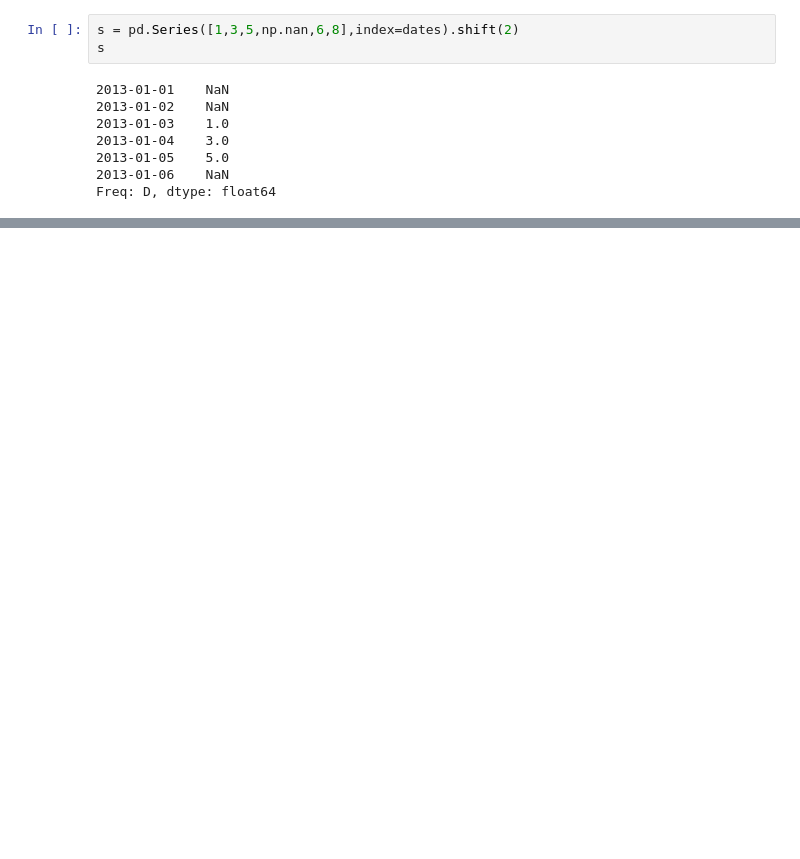
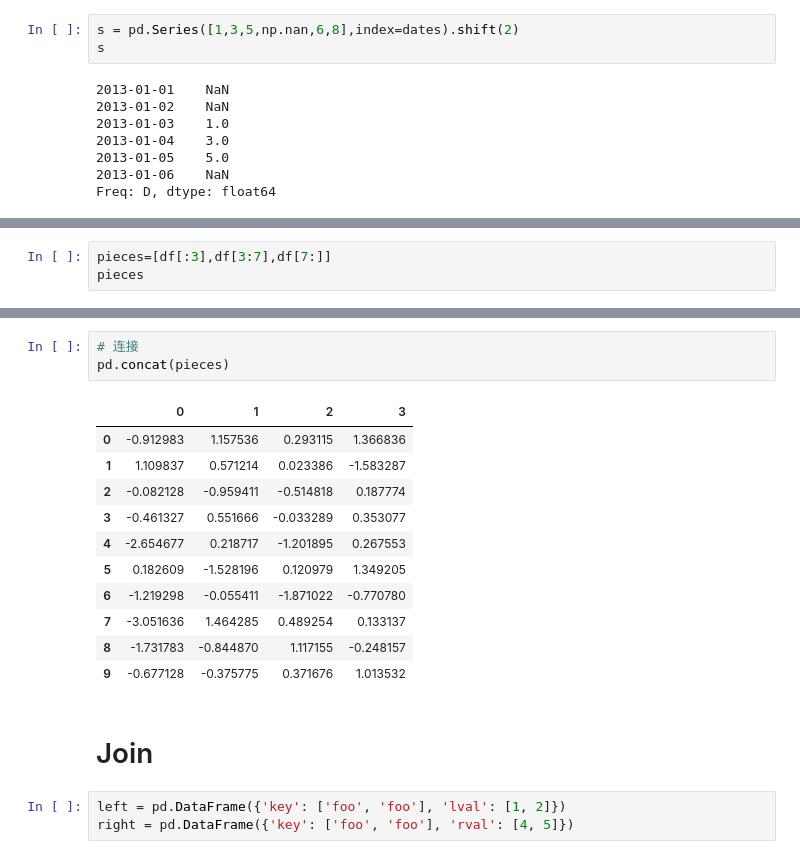
Before and after one commit to lambdamax/notebook, a Jupyter notebook: pandas/pandas.ipynb, the cells around one changed output, grey strips where cells are left out. Drawn from its saved outputs; the diff is of its cells as text; blank space fills up the shorter version.

```diff
--- a/pandas/pandas.ipynb
+++ b/pandas/pandas.ipynb
@@ -424,0 +533,3 @@ Freq: D, dtype: float64
+# %%
+pieces=[df[:3],df[3:7],df[7:]]
+pieces
@@ -424,0 +550,20 @@ Freq: D, dtype: float64
+# %%
+# 连接
+pd.concat(pieces)
+# %% [output]
+|  | 0 | 1 | 2 | 3 |
+| 0 | -0.912983 | 1.157536 | 0.293115 | 1.366836 |
+| 1 | 1.109837 | 0.571214 | 0.023386 | -1.583287 |
+| 2 | -0.082128 | -0.959411 | -0.514818 | 0.187774 |
+| 3 | -0.461327 | 0.551666 | -0.033289 | 0.353077 |
+| 4 | -2.654677 | 0.218717 | -1.201895 | 0.267553 |
+| 5 | 0.182609 | -1.528196 | 0.120979 | 1.349205 |
+| 6 | -1.219298 | -0.055411 | -1.871022 | -0.770780 |
+| 7 | -3.051636 | 1.464285 | 0.489254 | 0.133137 |
+| 8 | -1.731783 | -0.844870 | 1.117155 | -0.248157 |
+| 9 | -0.677128 | -0.375775 | 0.371676 | 1.013532 |
+# %% [markdown]
+# Join
+# %%
+left = pd.DataFrame({'key': ['foo', 'foo'], 'lval': [1, 2]})
+right = pd.DataFrame({'key': ['foo', 'foo'], 'rval': [4, 5]})
```
Also changed, not shown: parts of 98 cells of this notebook.
